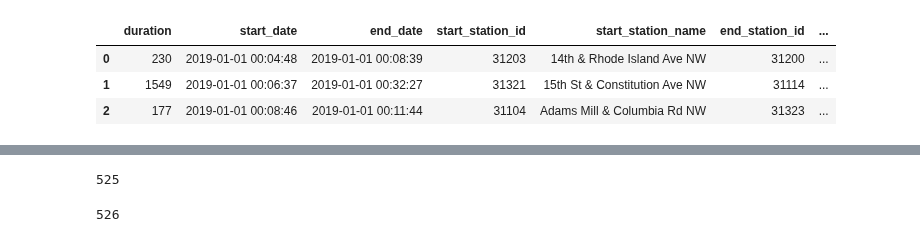
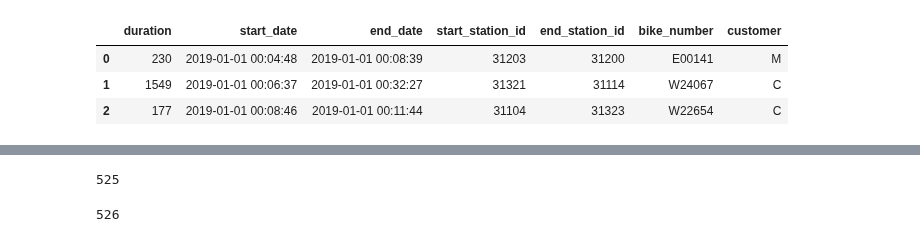
Before and after one commit to DJ1070/Bike-Sharing, a Jupyter notebook: bike_2019_2020.ipynb, the cells around one changed output, grey strips where cells are left out. Saved outputs shown, nothing was run; the diff lists cells and outputs as text; code cells hidden in the pictures.

```diff
--- a/bike_2019_2020.ipynb
+++ b/bike_2019_2020.ipynb
@@ -16,9 +26,8 @@ df24 = pd.DataFrame(df24)
 # %%
 df1.columns = ['duration', 'start_date', 'end_date', 'start_station_id', 'start_station_name', 'end_station_id', 'end_station_name', 'bike_number', 'member_type']
-df1 = df1.drop(['bike_number'], axis = 1)
-df1.head(3)
+customer = []
+for i in range(len(df1)):
+    if df1['member_type'][i] == 'Member':
+        customer.append('M')
+    else:
+        customer.append('C')
-# %% [output]
-|  | duration | start_date | end_date | start_station_id | start_station_name | end_station_id | ... |
-| 0 | 230 | 2019-01-01 00:04:48 | 2019-01-01 00:08:39 | 31203 | 14th & Rhode Island Ave NW | 31200 | ... |
-| 1 | 1549 | 2019-01-01 00:06:37 | 2019-01-01 00:32:27 | 31321 | 15th St & Constitution Ave NW | 31114 | ... |
-| 2 | 177 | 2019-01-01 00:08:46 | 2019-01-01 00:11:44 | 31104 | Adams Mill & Columbia Rd NW | 31323 | ... |
@@ -24,0 +40,7 @@ df1.head(3)
+# %%
+df.head(3)
+# %% [output]
+|  | duration | start_date | end_date | start_station_id | end_station_id | bike_number | customer |
+| 0 | 230 | 2019-01-01 00:04:48 | 2019-01-01 00:08:39 | 31203 | 31200 | E00141 | M |
+| 1 | 1549 | 2019-01-01 00:06:37 | 2019-01-01 00:32:27 | 31321 | 31114 | W24067 | C |
+| 2 | 177 | 2019-01-01 00:08:46 | 2019-01-01 00:11:44 | 31104 | 31323 | W22654 | C |
```
Also changed, not shown: parts of 8 cells of this notebook.
